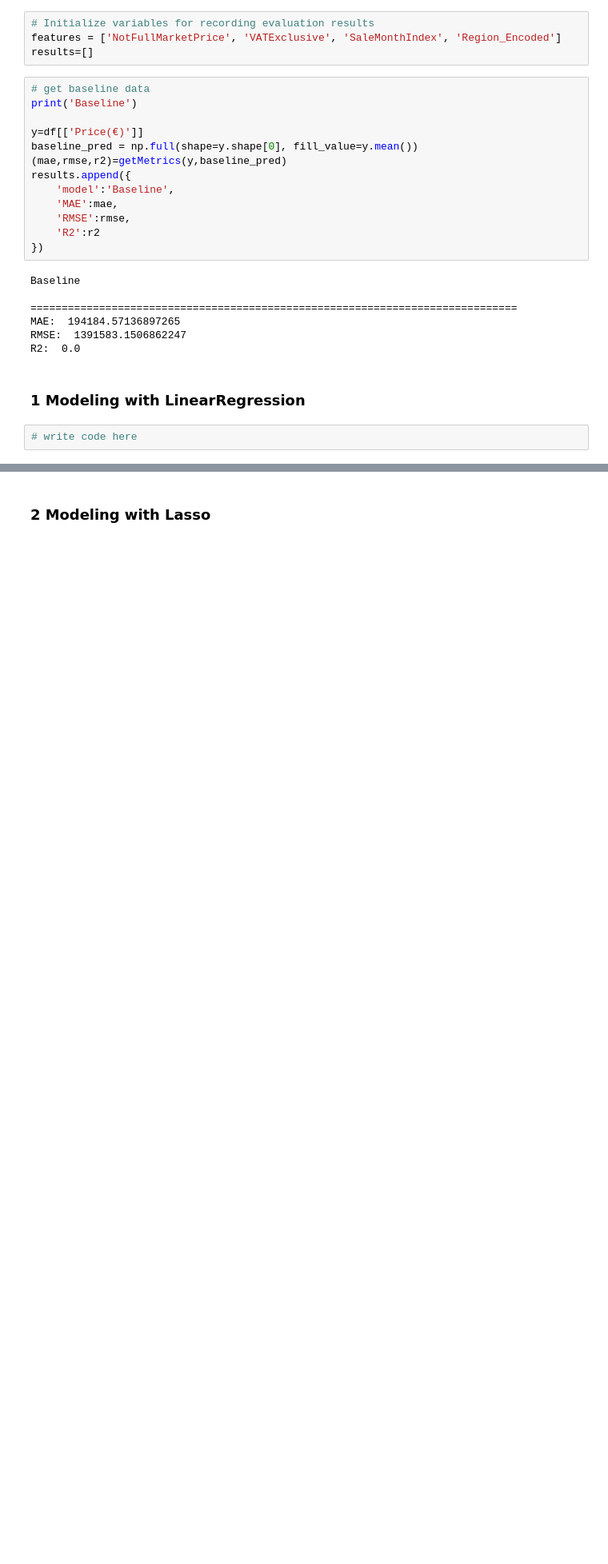
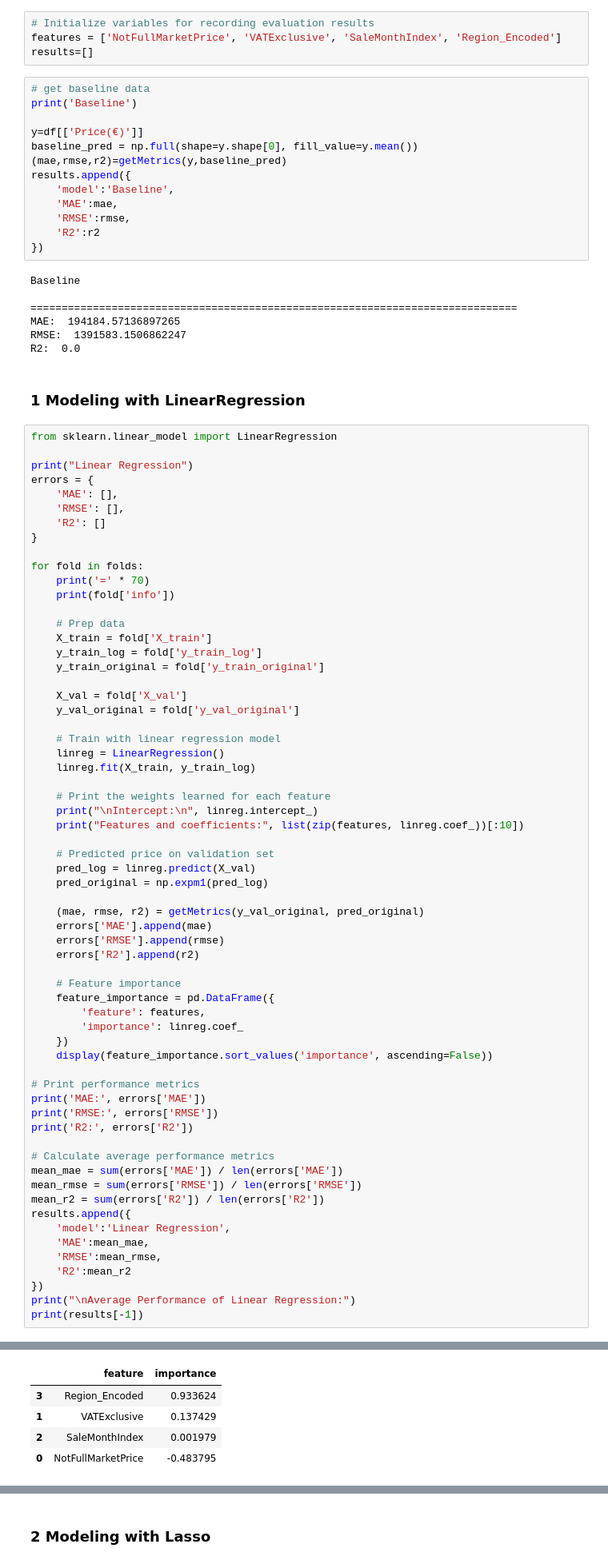
Before and after one commit to wuxiaoli-ucd/Data-Analytics, a Jupyter notebook: Modeling.ipynb, the cells around one changed output, grey strips where cells are left out. Shown at 80% size. Cells and saved outputs as stored; diff of their text form; blank space fills up the shorter version.

Commit message:
Add Linear regression and Lasso

```diff
--- a/Modeling.ipynb
+++ b/Modeling.ipynb
@@ -174,4 +174,66 @@ R2:  0.0
 # %% [markdown]
 ### 1 Modeling with LinearRegression
 # %%
-# write code here
+from sklearn.linear_model import LinearRegression
+
+print("Linear Regression")
+errors = {
+    'MAE': [],
+    'RMSE': [],
+    'R2': []
+}
+
+for fold in folds:
+    print('=' * 70)
+    print(fold['info'])
+
+    # Prep data
+    X_train = fold['X_train']
+    y_train_log = fold['y_train_log']
+    y_train_original = fold['y_train_original']
+
+    X_val = fold['X_val']
+    y_val_original = fold['y_val_original']
+
+    # Train with linear regression model
+    linreg = LinearRegression()
+    linreg.fit(X_train, y_train_log)
+
+    # Print the weights learned for each feature
+    print("\nIntercept:\n", linreg.intercept_)
+    print("Features and coefficients:", list(zip(features, linreg.coef_))[:10])
+
+    # Predicted price on validation set
+    pred_log = linreg.predict(X_val)
+    pred_original = np.expm1(pred_log)
+
+    (mae, rmse, r2) = getMetrics(y_val_original, pred_original)
+    errors['MAE'].append(mae)
+    errors['RMSE'].append(rmse)
+    errors['R2'].append(r2)
+
+    # Feature importance
+    feature_importance = pd.DataFrame({
+        'feature': features,
+        'importance': linreg.coef_
+    })
+    display(feature_importance.sort_values('importance', ascending=False))
+
+# Print performance metrics
+print('MAE:', errors['MAE'])
+print('RMSE:', errors['RMSE'])
+print('R2:', errors['R2'])
+
+# Calculate average performance metrics
+mean_mae = sum(errors['MAE']) / len(errors['MAE'])
+mean_rmse = sum(errors['RMSE']) / len(errors['RMSE'])
+mean_r2 = sum(errors['R2']) / len(errors['R2'])
+results.append({
+    'model':'Linear Regression',
+    'MAE':mean_mae,
+    'RMSE':mean_rmse,
+    'R2':mean_r2
+})
+print("\nAverage Performance of Linear Regression:")
+print(results[-1])
+# %% [output]
@@ -177,0 +252,5 @@ R2:  0.0
+|  | feature | importance |
+| 3 | Region_Encoded | 0.933624 |
+| 1 | VATExclusive | 0.137429 |
+| 2 | SaleMonthIndex | 0.001979 |
+| 0 | NotFullMarketPrice | -0.483795 |
```
Also changed, not shown: parts of 7 cells of this notebook.
